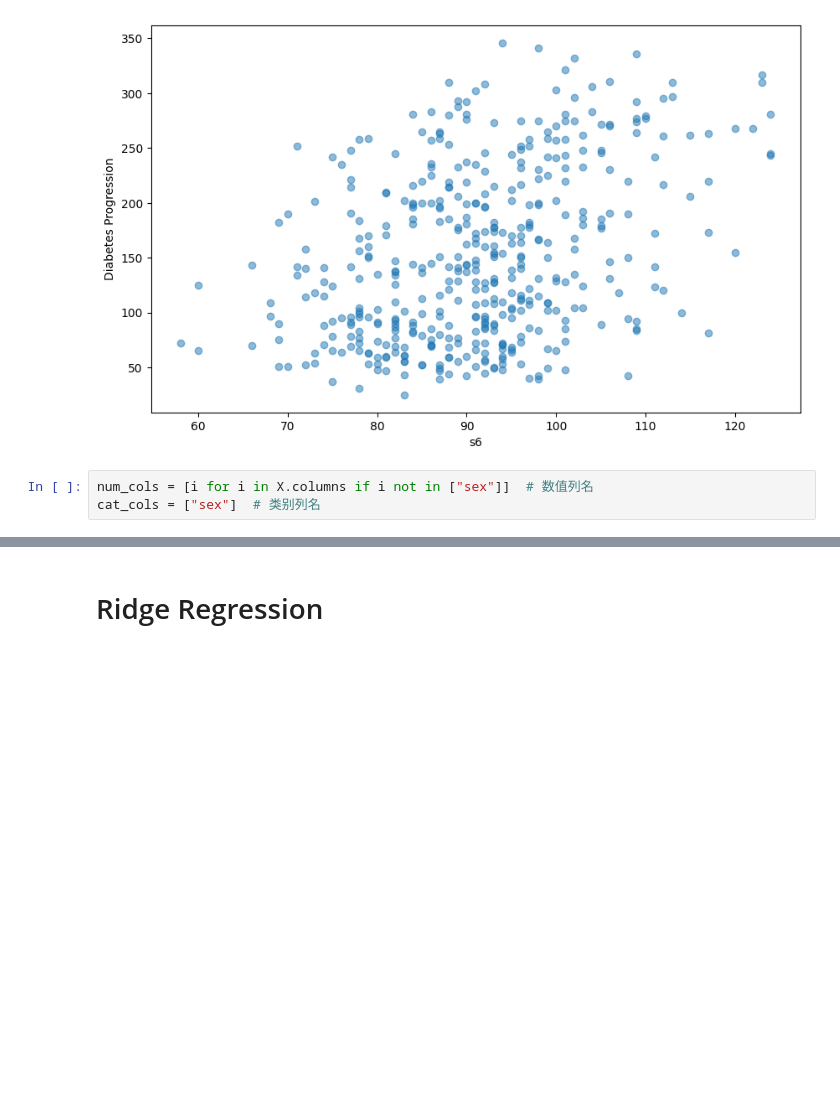
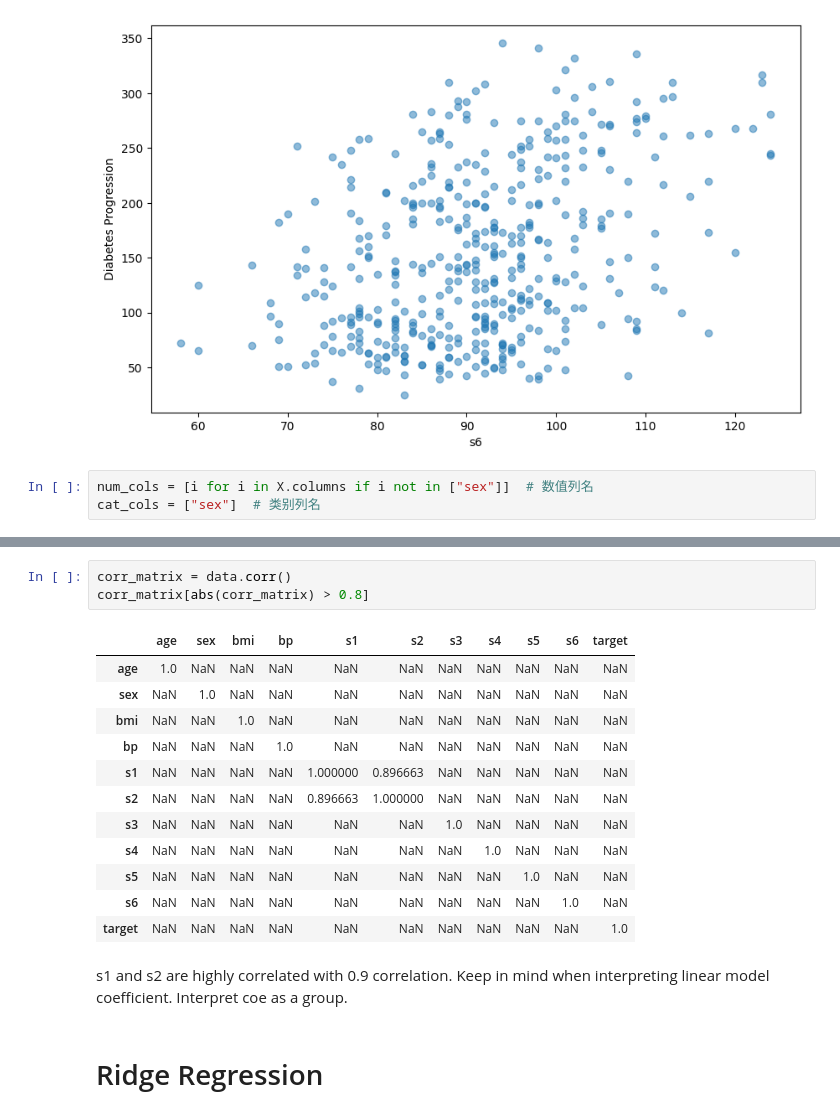
Before and after one commit to daisyYang25/data-science-basics, a Jupyter notebook: notebooks/regression.ipynb, the cells around one changed output, grey strips where cells are left out. Drawn from its saved outputs; the diff is of its cells as text; blank space fills up the shorter version.

```diff
--- a/notebooks/regression.ipynb
+++ b/notebooks/regression.ipynb
@@ -88,6 +88,24 @@ data.corr()
 | s5 | 0.270774 | 0.149916 | 0.446157 | 0.393480 | 0.515503 | 0.318357 | -0.398577 | 0.617859 | 1.000000 | 0.464669 | 0.565883 |
 | s6 | 0.301731 | 0.208133 | 0.388680 | 0.390430 | 0.325717 | 0.290600 | -0.273697 | 0.417212 | 0.464669 | 1.000000 | 0.382483 |
 | target | 0.187889 | 0.043062 | 0.586450 | 0.441482 | 0.212022 | 0.174054 | -0.394789 | 0.430453 | 0.565883 | 0.382483 | 1.000000 |
+# %%
+corr_matrix = data.corr()
+corr_matrix[abs(corr_matrix) > 0.8]
+# %% [output]
+|  | age | sex | bmi | bp | s1 | s2 | s3 | s4 | s5 | s6 | target |
+| age | 1.0 | NaN | NaN | NaN | NaN | NaN | NaN | NaN | NaN | NaN | NaN |
+| sex | NaN | 1.0 | NaN | NaN | NaN | NaN | NaN | NaN | NaN | NaN | NaN |
+| bmi | NaN | NaN | 1.0 | NaN | NaN | NaN | NaN | NaN | NaN | NaN | NaN |
+| bp | NaN | NaN | NaN | 1.0 | NaN | NaN | NaN | NaN | NaN | NaN | NaN |
+| s1 | NaN | NaN | NaN | NaN | 1.000000 | 0.896663 | NaN | NaN | NaN | NaN | NaN |
+| s2 | NaN | NaN | NaN | NaN | 0.896663 | 1.000000 | NaN | NaN | NaN | NaN | NaN |
+| s3 | NaN | NaN | NaN | NaN | NaN | NaN | 1.0 | NaN | NaN | NaN | NaN |
+| s4 | NaN | NaN | NaN | NaN | NaN | NaN | NaN | 1.0 | NaN | NaN | NaN |
+| s5 | NaN | NaN | NaN | NaN | NaN | NaN | NaN | NaN | 1.0 | NaN | NaN |
+| s6 | NaN | NaN | NaN | NaN | NaN | NaN | NaN | NaN | NaN | 1.0 | NaN |
+| target | NaN | NaN | NaN | NaN | NaN | NaN | NaN | NaN | NaN | NaN | 1.0 |
+# %% [markdown]
+s1 and s2 are highly correlated with 0.9 correlation. Keep in mind when interpreting linear model coefficient. Interpret coe as a group.
 # %% [markdown]
 # Ridge Regression
 # %%
```
Also changed, not shown: parts of 6 cells of this notebook.
